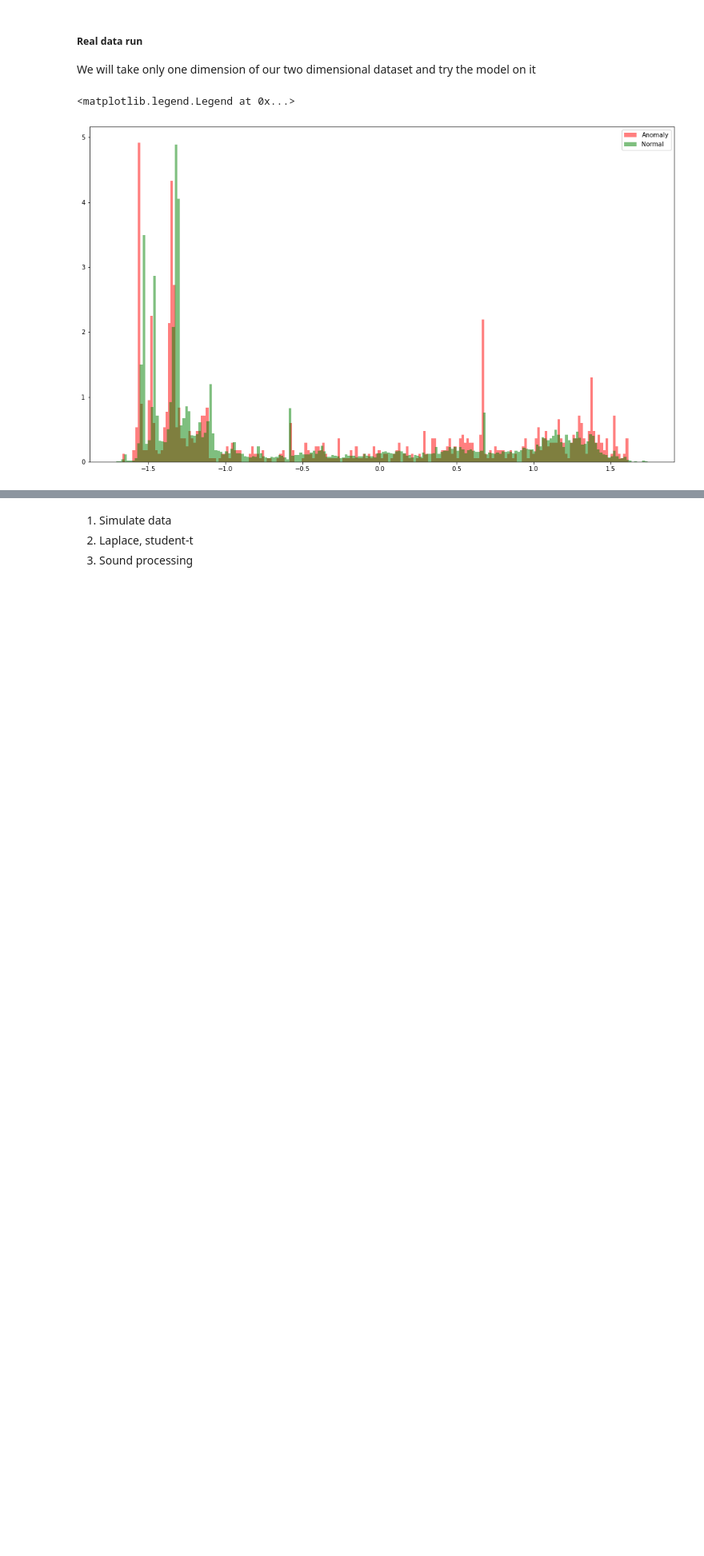
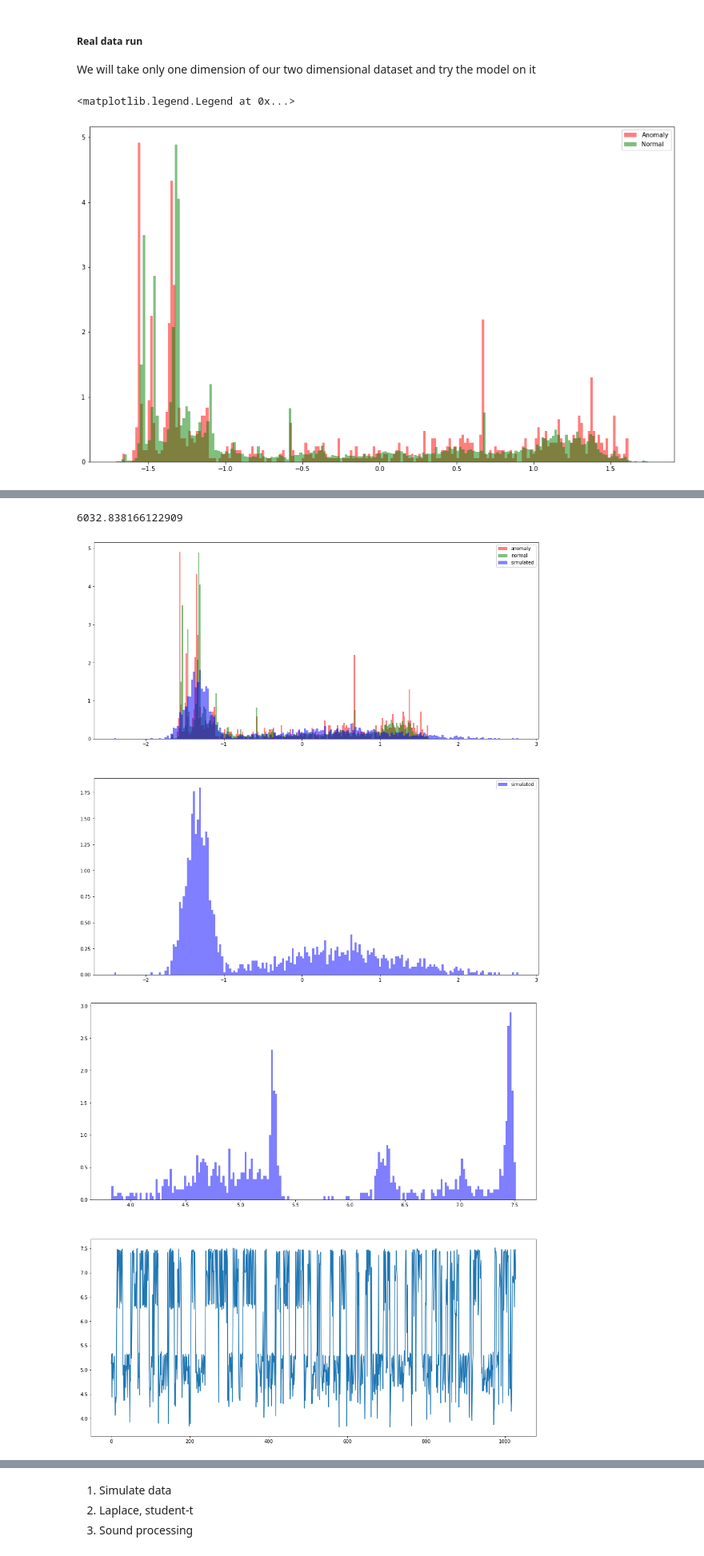
Before and after one commit to ivinokuri/generative-model, a Jupyter notebook: py/model/autoencoder/ProbabilisticModelExperiments.ipynb, the cells around one changed output, grey strips where cells are left out. Shown at 80% size. Saved outputs shown, nothing was run; the diff lists cells and outputs as text; code cells hidden in the pictures; blank space fills up the shorter version.

```diff
--- a/py/model/autoencoder/ProbabilisticModelExperiments.ipynb
+++ b/py/model/autoencoder/ProbabilisticModelExperiments.ipynb
@@ -144,6 +144,19 @@ def draw_from_GMM(mus, sigmas, thetas, numOfDraws = 1):
         gmm_res.append(samples[sample_index])
         gaussians[mixture_idx].append(samples[sample_index])
     return gmm_res, gaussians
+
+def calc_lppd(mus, sigmas, thetas, y):
+    ppd_res = 0
+    lppds = []
+    for n in tqdm(range(len(y))):
+        ppd_res = 0
+        for i in range(len(mus)):
+            mixture_idx = np.random.choice(len(thetas[i]), size=1, replace=True, p=thetas[i])[0]
+            ppd_res += norm.pdf(y[n], mus[i, mixture_idx], sigmas[i, mixture_idx])
+#             print(mixture_idx, thetas[i, mixture_idx], mus[i, mixture_idx], sigmas[i, mixture_idx], y[n])
+        lppds.append(math.log(ppd_res/len(mus)))
+
+    return lppds, np.sum(lppds)
 # %% [markdown]
 ##### Choosing common columns
 
@@ -489,12 +533,0 @@ print(np.mean(theta, axis=0))
-# %%
-def calc_lppd(mus, sigmas, thetas, y):
-    ppd_res = 0
-    lppds = []
-    for n in tqdm(range(len(y))):
-        ppd_res = 0
-        for i in range(len(mus)):
-            mixture_idx = np.random.choice(len(thetas[i]), size=1, replace=True, p=thetas[i])[0]
-            ppd_res += thetas[i, mixture_idx] * norm.pdf(y[n], mus[i, mixture_idx], sigmas[i, mixture_idx])
-        lppds.append(math.log(np.average(ppd_res)))
-
-    return lppds, np.sum(lppds)
@@ -511,2 +533,0 @@ axs.legend()
-# %%
-lppds, lppd = calc_lppd(mu, sigma, theta, stan_anomaly_data[:,0])
@@ -530,0 +534,8 @@ n, bins, patches = axs.hist(simulations, 200, facecolor='b', alpha=0.5, density=
+# %%
+def simulation_and_lppd(mu, sigma, theta, data, anomaly_data):
+    simulations, _ = draw_from_GMM(mu, sigma, theta, 1000)
+    plot_simulations(simulations, data, anomaly_data)
+    lppds, lppd = calc_lppd(mu, sigma, theta, anomaly_data)
+    print(lppd)
+    plot_lppd(lppds)
+    return simulations, lppds
@@ -530,0 +544,4 @@ n, bins, patches = axs.hist(simulations, 200, facecolor='b', alpha=0.5, density=
+# %%
+mu, sigma, theta = train_and_plot(2, stan_normal_data[:,0], stan_anomaly_data[:,0])
+sim, lppds = simulation_and_lppd(mu, sigma, theta, stan_normal_data[:,0], stan_anomaly_data[:,0])
+# %% [output]
@@ -530,0 +599,3 @@ n, bins, patches = axs.hist(simulations, 200, facecolor='b', alpha=0.5, density=
+6032.838166122909
+[figure, added]
+[figure, added]
```
Also changed, not shown: parts of 18 cells of this notebook.
